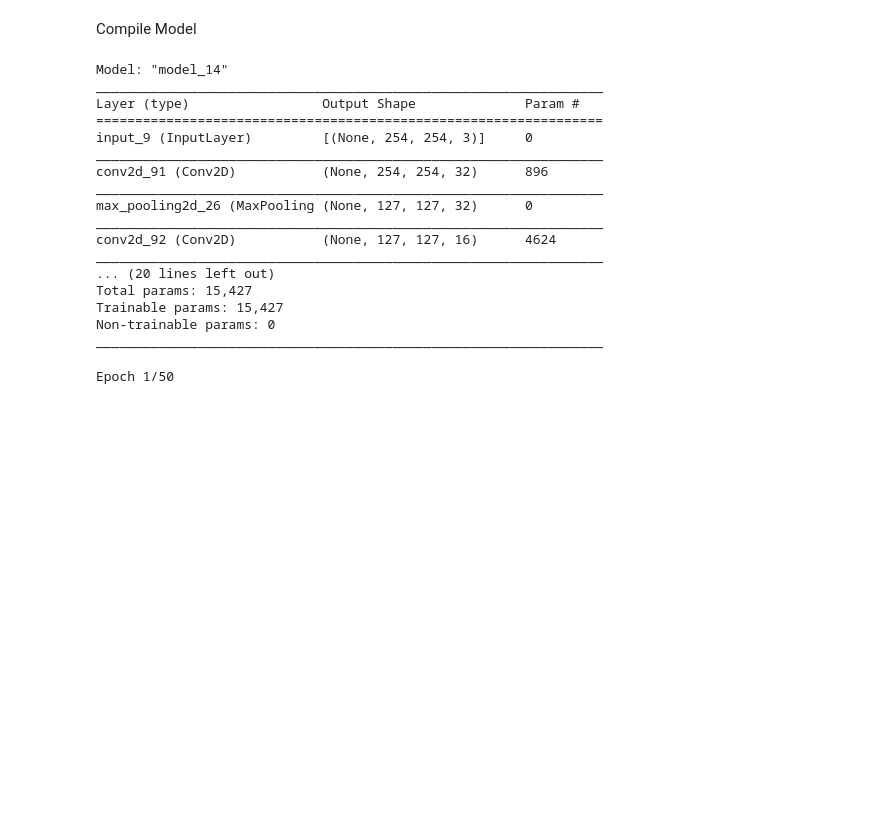
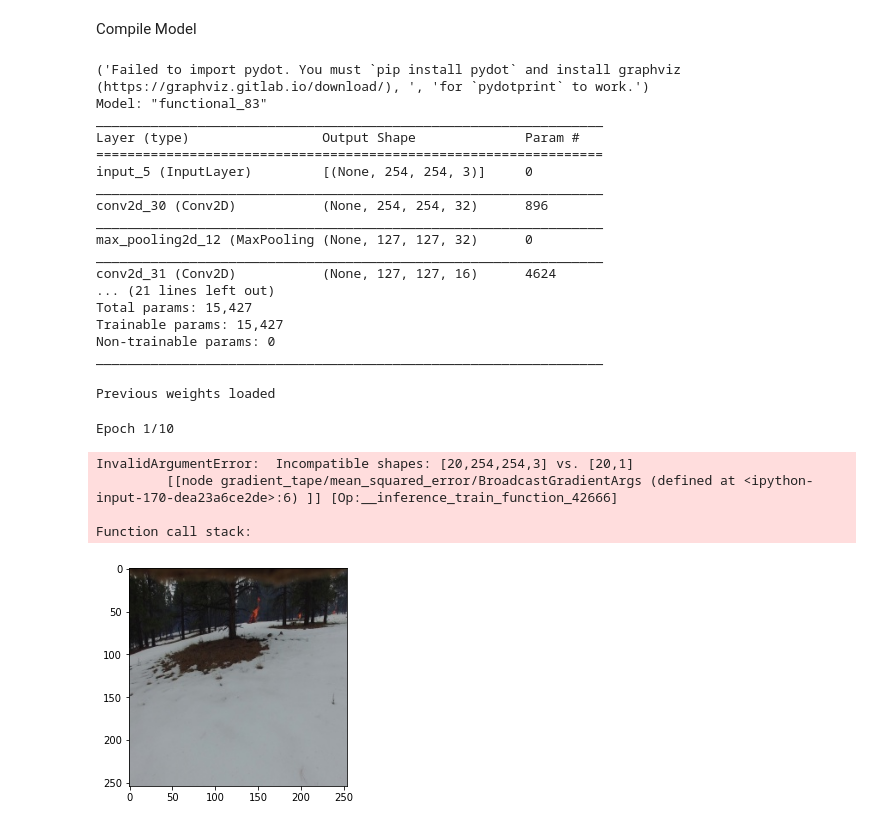
Before and after one commit to Loptt/forest-fire-detector, a Jupyter notebook: classifier_autoencoder.ipynb, the cells around one changed output. Saved outputs shown, nothing was run; the diff lists cells and outputs as text; code cells hidden in the pictures; blank space fills up the shorter version.

```diff
--- a/classifier_autoencoder.ipynb
+++ b/classifier_autoencoder.ipynb
@@ -69,24 +71,26 @@ decoded = layers.Conv2D(3, (3, 3), activation='sigmoid', padding='same')(x)
 Compile Model
 # %%
 autoencoder = Model(input_img, decoded)
-autoencoder.compile(optimizer='adam', loss='binary_crossentropy')
+
+optimizer = optimizers.Adam(lr=0.5)
+autoencoder.compile(optimizer=optimizer, loss='binary_crossentropy')
 
 plot_model(autoencoder, show_shapes=True, show_layer_names=True)
 autoencoder.summary()
 # %% [output]
-Model: "model_14"
+('Failed to import pydot. You must `pip install pydot` and install graphviz (https://graphviz.gitlab.io/download/), ', 'for `pydotprint` to work.')
+Model: "functional_83"
 _________________________________________________________________
 Layer (type)                 Output Shape              Param #
 =================================================================
-input_9 (InputLayer)         [(None, 254, 254, 3)]     0
+input_5 (InputLayer)         [(None, 254, 254, 3)]     0
 _________________________________________________________________
-conv2d_91 (Conv2D)           (None, 254, 254, 32)      896
+conv2d_30 (Conv2D)           (None, 254, 254, 32)      896
 _________________________________________________________________
-max_pooling2d_26 (MaxPooling (None, 127, 127, 32)      0
+max_pooling2d_12 (MaxPooling (None, 127, 127, 32)      0
 _________________________________________________________________
-conv2d_92 (Conv2D)           (None, 127, 127, 16)      4624
-_________________________________________________________________
-... (20 lines left out)
+conv2d_31 (Conv2D)           (None, 127, 127, 16)      4624
+... (21 lines left out)
 Total params: 15,427
 Trainable params: 15,427
 Non-trainable params: 0
@@ -101,10 +107,25 @@ model_checkpoint_callback = ModelCheckpoint(
     save_best_only=True)
+# %%
+try:
+    if (len(os.listdir('checkpoints')) > 2):
+        autoencoder.load_weights('checkpoints/autoencoder')
+        print("Previous weights loaded")
+    else:
+        print("No weights found")
+except:
+    print("No weights found")
+# %% [output]
+Previous weights loaded
 # %%
-autoencoder.fit(train_generator_autoencoder,
-                epochs=50,
+history = autoencoder.fit(train_generator_autoencoder,
+                epochs=10,
                 batch_size=100,
                 shuffle=True,
                 validation_data=test_generator_autoencoder,
                 callbacks=[model_checkpoint_callback])
 # %% [output]
-Epoch 1/50
+Epoch 1/10
+InvalidArgumentError:  Incompatible shapes: [20,254,254,3] vs. [20,1]
+         [[node gradient_tape/mean_squared_error/BroadcastGradientArgs (defined at <ipython-input-170-dea23a6ce2de>:6) ]] [Op:__inference_train_function_42666]
+
+Function call stack:
@@ -110,0 +135,9 @@ Epoch 1/50
+# %%
+from skimage import io
+import numpy as np
+
+img = io.imread("data/Test/Fire/resized_test_fire_frame50.jpg")
+plt.imshow(img)
+plt.show()
+# %% [output]
+[figure, added]
```
Also changed, not shown: parts of 16 cells of this notebook, 4 other files.
